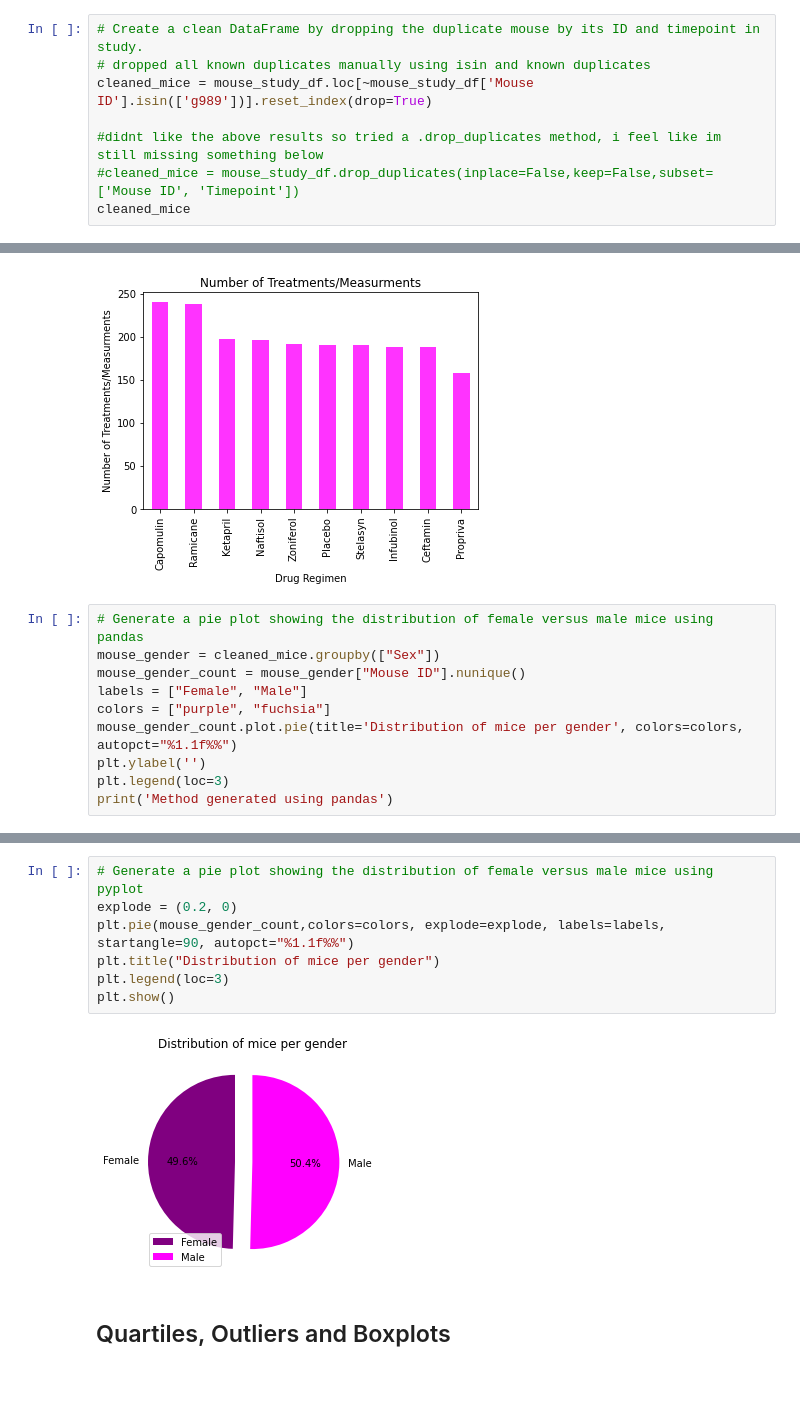
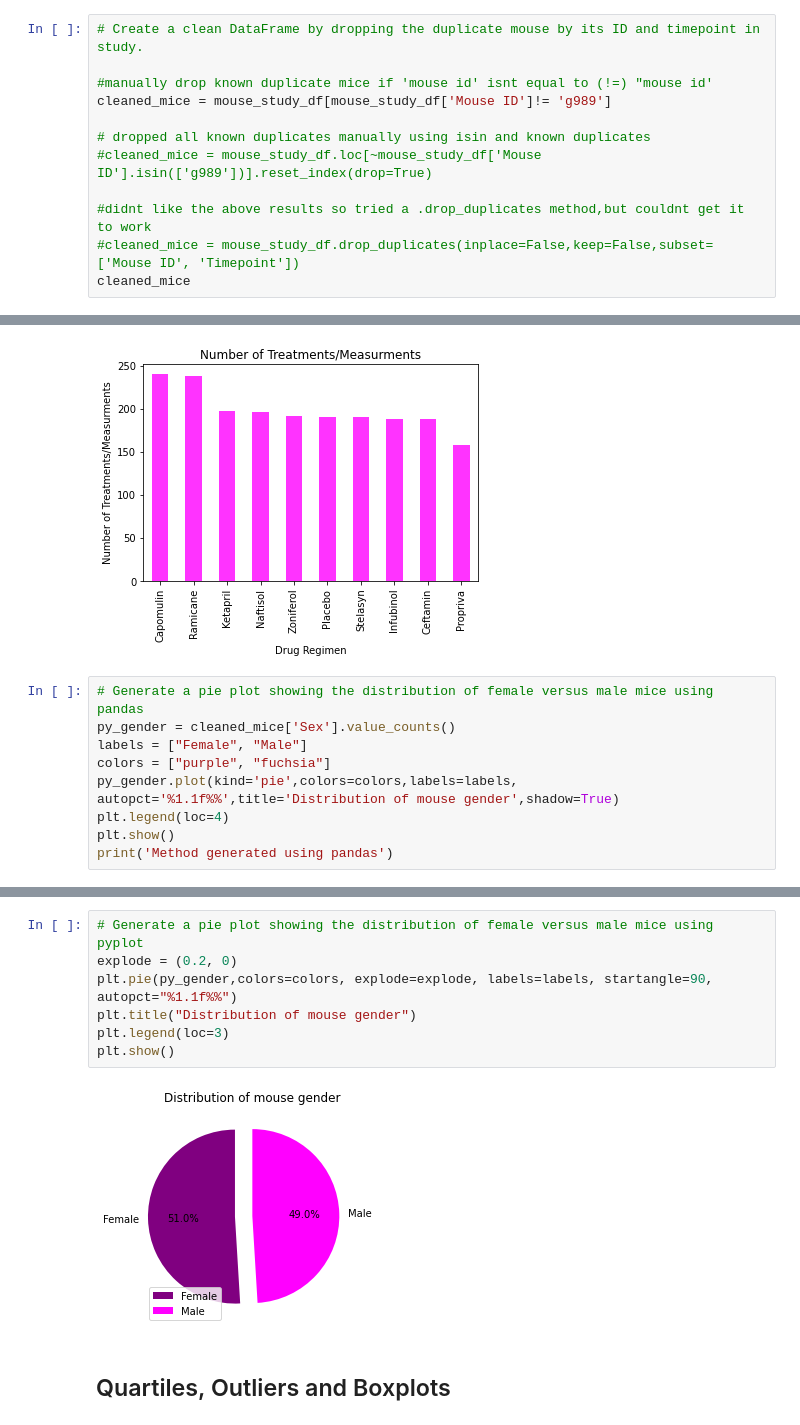
Before and after one commit to Travbz/matplotlib-challenge, a Jupyter notebook: Pymaceuticals/pymaceuticals_starter.ipynb, the cells around one changed output, grey strips where cells are left out. Saved outputs shown, nothing was run; the diff lists cells and outputs as text; blank space fills up the shorter version.

```diff
--- a/Pymaceuticals/pymaceuticals_starter.ipynb
+++ b/Pymaceuticals/pymaceuticals_starter.ipynb
@@ -85,10 +85,14 @@ Below you can see all the information about the duplicate mice in this study
 | 917 | g989 | Propriva | Female | 21 | 26 | 20 | 54.657650 | ... |
 # %%
 # Create a clean DataFrame by dropping the duplicate mouse by its ID and timepoint in study.
+
+#manually drop known duplicate mice if 'mouse id' isnt equal to (!=) "mouse id'
+cleaned_mice = mouse_study_df[mouse_study_df['Mouse ID']!= 'g989']
+
 # dropped all known duplicates manually using isin and known duplicates
-cleaned_mice = mouse_study_df.loc[~mouse_study_df['Mouse ID'].isin(['g989'])].reset_index(drop=True)
+#cleaned_mice = mouse_study_df.loc[~mouse_study_df['Mouse ID'].isin(['g989'])].reset_index(drop=True)
 
-#didnt like the above results so tried a .drop_duplicates method, i feel like im still missing something below
+#didnt like the above results so tried a .drop_duplicates method,but couldnt get it to work
 #cleaned_mice = mouse_study_df.drop_duplicates(inplace=False,keep=False,subset=['Mouse ID', 'Timepoint'])
 cleaned_mice
 # %% [output]
@@ -202,12 +206,11 @@ Text(0.5, 1.0, 'Number of Treatments/Measurments')
 [figure]
 # %%
 # Generate a pie plot showing the distribution of female versus male mice using pandas
-mouse_gender = cleaned_mice.groupby(["Sex"])
-mouse_gender_count = mouse_gender["Mouse ID"].nunique()
+py_gender = cleaned_mice['Sex'].value_counts()
 labels = ["Female", "Male"]
 colors = ["purple", "fuchsia"]
-mouse_gender_count.plot.pie(title='Distribution of mice per gender', colors=colors, autopct="%1.1f%%")
-plt.ylabel('')
-plt.legend(loc=3)
+py_gender.plot(kind='pie',colors=colors,labels=labels, autopct='%1.1f%%',title='Distribution of mouse gender',shadow=True)
+plt.legend(loc=4)
+plt.show()
 print('Method generated using pandas')
 # %% [output]
@@ -216,11 +219,11 @@ Method generated using pandas
 # %%
 # Generate a pie plot showing the distribution of female versus male mice using pyplot
 explode = (0.2, 0)
-plt.pie(mouse_gender_count,colors=colors, explode=explode, labels=labels, startangle=90, autopct="%1.1f%%")
-plt.title("Distribution of mice per gender")
+plt.pie(py_gender,colors=colors, explode=explode, labels=labels, startangle=90, autopct="%1.1f%%")
+plt.title("Distribution of mouse gender")
 plt.legend(loc=3)
 plt.show()
 # %% [output]
-[figure, old version]
+[figure, new version]
 # %% [markdown]
 ## Quartiles, Outliers and Boxplots
```
Also changed, not shown: parts of 6 cells of this notebook.
